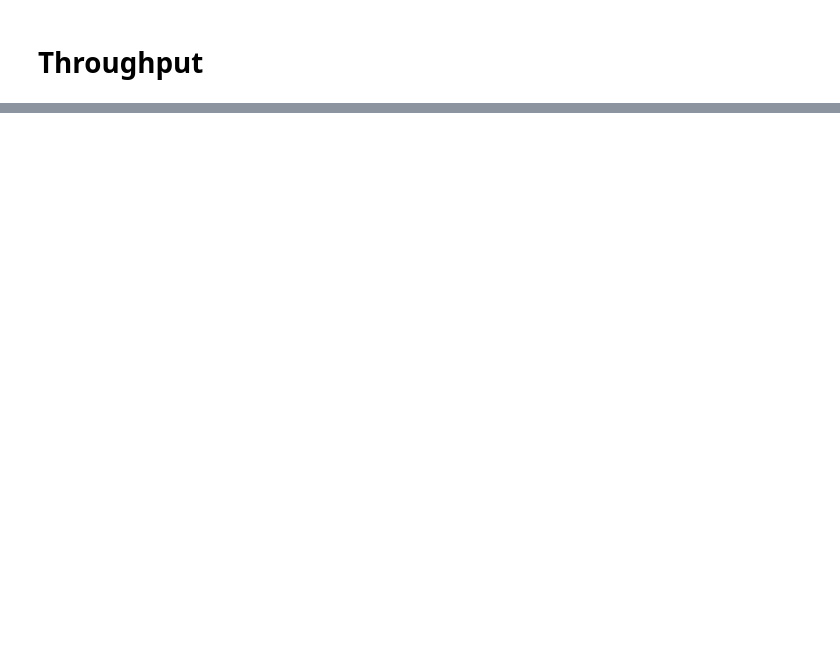
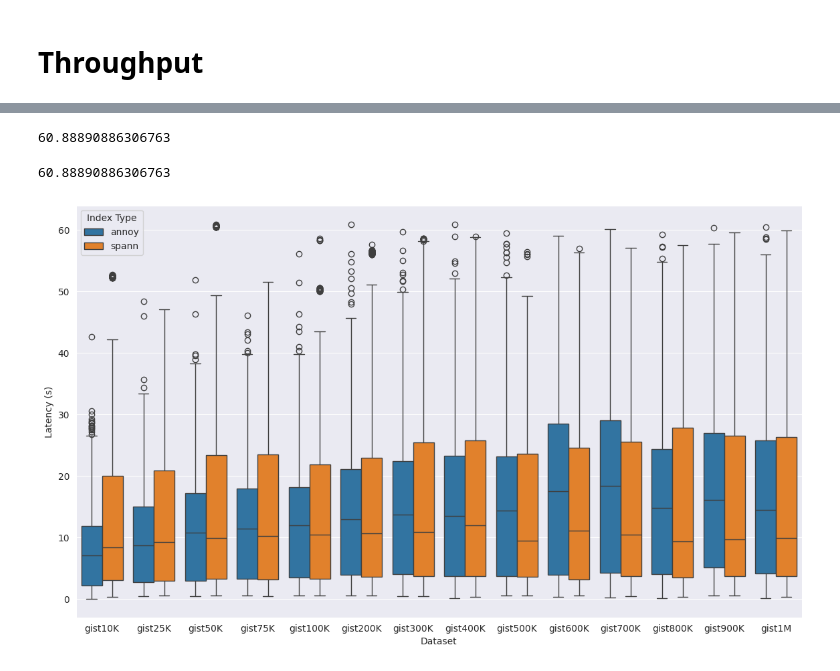
Before and after one commit to Santius0/microvecdb, a Jupyter notebook: python/benchmark/results.ipynb, the cells around one changed output, grey strips where cells are left out. Saved outputs shown, nothing was run; the diff lists cells and outputs as text; code cells hidden in the pictures; blank space fills up the shorter version.

```diff
--- a/python/benchmark/results.ipynb
+++ b/python/benchmark/results.ipynb
@@ -286,3 +378,21 @@ plt.show()
 # plt.ylabel('Predicted Latency (s)')
 # plt.title('Actual vs Predicted Latency')
 # plt.show()
+# %%
+df_intel['latency_(s)_adjusted'].max()
+# %% [output]
+60.88890886306763
+# %%
+df_intel['latency_(s)'].max()
+# %% [output]
+60.88890886306763
+# %%
+plt.figure(figsize=(14, 8))
+sns.boxplot(data=df_intel, x='dataset', y='latency_(s)_adjusted', hue='index_type')
+plt.xlabel('Dataset')
+plt.ylabel('Latency (s)')
+plt.legend(title='Index Type')
+plt.savefig('./figures/latency_distribution.png')
+plt.show()
+# %% [output]
+[figure, added]
```
Also changed, not shown: parts of 10 cells of this notebook, 3 other files.
